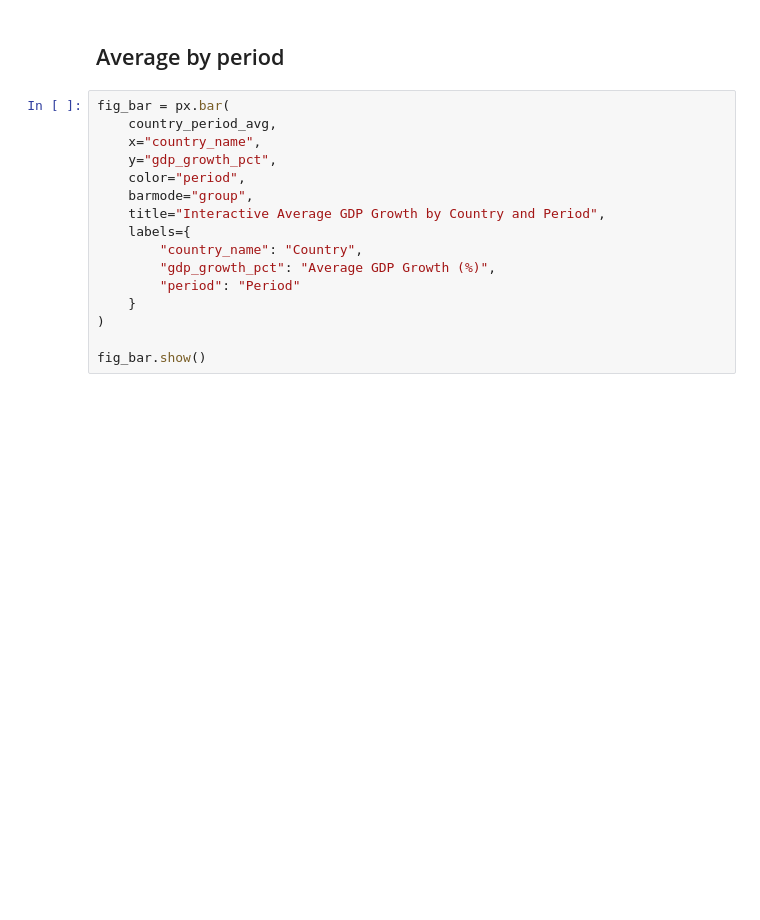
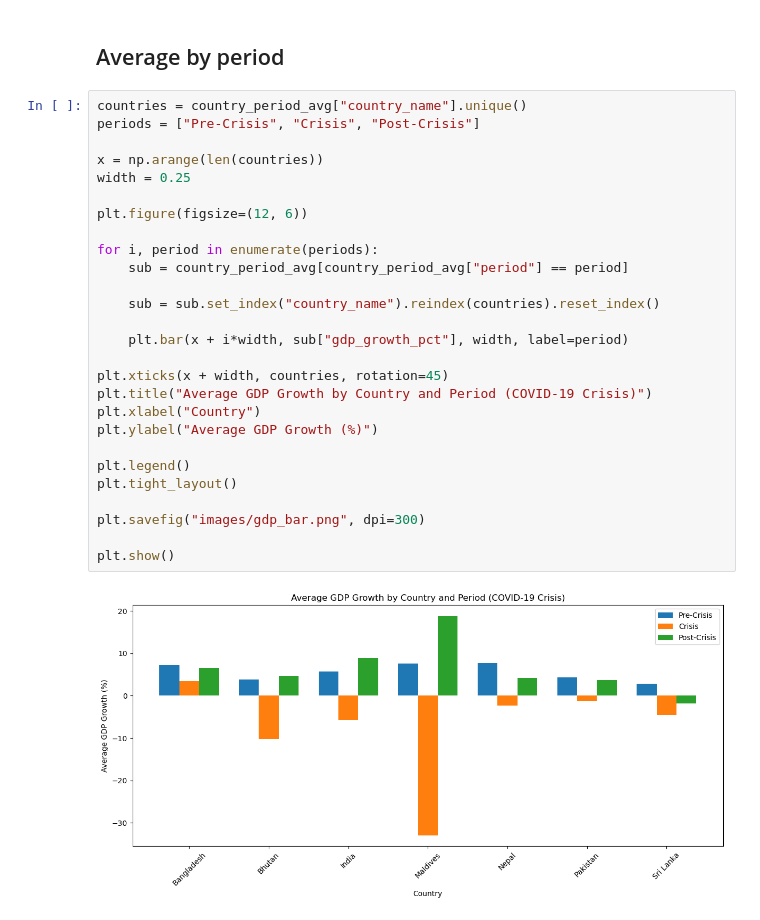
Before and after one commit to chris-tinad/DATASCI350_finalproject_group2, a Jupyter notebook: scripts/covid19.ipynb, the cells around one changed output. Saved outputs shown, nothing was run; the diff lists cells and outputs as text; blank space fills up the shorter version.

```diff
--- a/scripts/covid19.ipynb
+++ b/scripts/covid19.ipynb
@@ -228,18 +205,31 @@ fig_gdppc.show()
 # %% [markdown]
 ## Average by period
 # %%
-fig_bar = px.bar(
-    country_period_avg,
-    x="country_name",
-    y="gdp_growth_pct",
-    color="period",
-    barmode="group",
-    title="Interactive Average GDP Growth by Country and Period",
-    labels={
-        "country_name": "Country",
-        "gdp_growth_pct": "Average GDP Growth (%)",
-        "period": "Period"
-    }
-)
+countries = country_period_avg["country_name"].unique()
+periods = ["Pre-Crisis", "Crisis", "Post-Crisis"]
 
-fig_bar.show()
+x = np.arange(len(countries))
+width = 0.25
+
+plt.figure(figsize=(12, 6))
+
+for i, period in enumerate(periods):
+    sub = country_period_avg[country_period_avg["period"] == period]
+
+    sub = sub.set_index("country_name").reindex(countries).reset_index()
+
+    plt.bar(x + i*width, sub["gdp_growth_pct"], width, label=period)
+
+plt.xticks(x + width, countries, rotation=45)
+plt.title("Average GDP Growth by Country and Period (COVID-19 Crisis)")
+plt.xlabel("Country")
+plt.ylabel("Average GDP Growth (%)")
+
+plt.legend()
+plt.tight_layout()
+
+plt.savefig("images/gdp_bar.png", dpi=300)
+
+plt.show()
+# %% [output]
+[figure, added]
```
Also changed, not shown: parts of 3 cells of this notebook.
